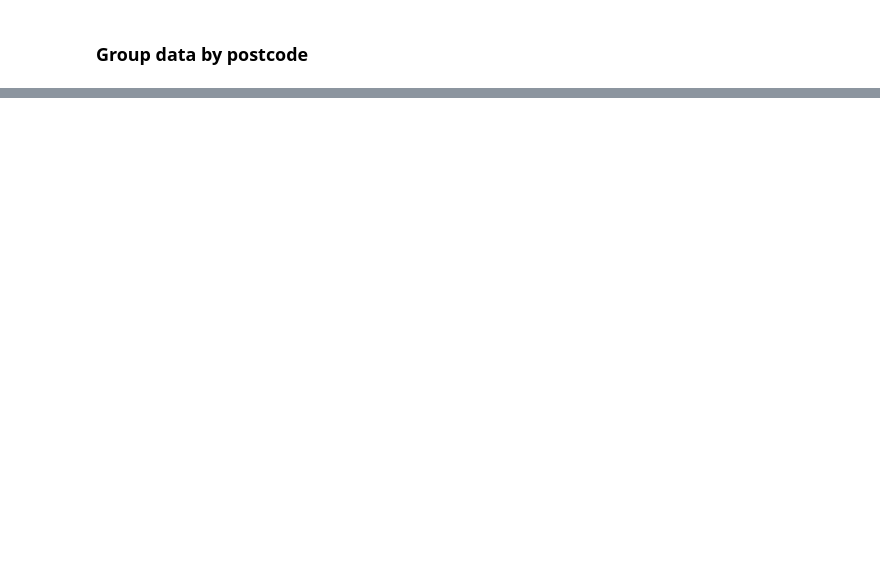
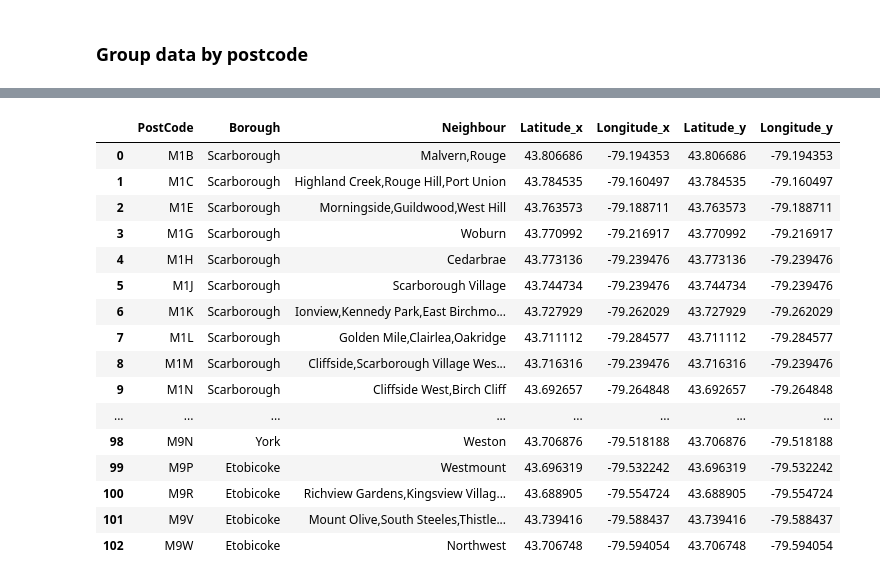
Before and after one commit to jaszhou/capstone, a Jupyter notebook: neighborhood.ipynb, the cells around one changed output, grey strips where cells are left out. Drawn from its saved outputs; the diff is of its cells as text; code cells hidden in the pictures; blank space fills up the shorter version.

```diff
--- a/neighborhood.ipynb
+++ b/neighborhood.ipynb
@@ -167,0 +130,4 @@ df.shape
+# %%
+geo_df = pd.read_csv("http://cocl.us/Geospatial_data")
+geo_df.columns=["PostCode","Latitude","Longitude"]
+geo_df.head()
@@ -167,0 +141,21 @@ df.shape
+# %%
+df=pd.merge(df,geo_df,on="PostCode")
+df
+# %% [output]
+|  | PostCode | Borough | Neighbour | Latitude_x | Longitude_x | Latitude_y | Longitude_y |
+| 0 | M1B | Scarborough | Malvern,Rouge | 43.806686 | -79.194353 | 43.806686 | -79.194353 |
+| 1 | M1C | Scarborough | Highland Creek,Rouge Hill,Port Union | 43.784535 | -79.160497 | 43.784535 | -79.160497 |
+| 2 | M1E | Scarborough | Morningside,Guildwood,West Hill | 43.763573 | -79.188711 | 43.763573 | -79.188711 |
+| 3 | M1G | Scarborough | Woburn | 43.770992 | -79.216917 | 43.770992 | -79.216917 |
+| 4 | M1H | Scarborough | Cedarbrae | 43.773136 | -79.239476 | 43.773136 | -79.239476 |
+| 5 | M1J | Scarborough | Scarborough Village | 43.744734 | -79.239476 | 43.744734 | -79.239476 |
+| 6 | M1K | Scarborough | Ionview,Kennedy Park,East Birchmo... | 43.727929 | -79.262029 | 43.727929 | -79.262029 |
+| 7 | M1L | Scarborough | Golden Mile,Clairlea,Oakridge | 43.711112 | -79.284577 | 43.711112 | -79.284577 |
+| 8 | M1M | Scarborough | Cliffside,Scarborough Village Wes... | 43.716316 | -79.239476 | 43.716316 | -79.239476 |
+| 9 | M1N | Scarborough | Cliffside West,Birch Cliff | 43.692657 | -79.264848 | 43.692657 | -79.264848 |
+| ... | ... | ... | ... | ... | ... | ... | ... |
+| 98 | M9N | York | Weston | 43.706876 | -79.518188 | 43.706876 | -79.518188 |
+| 99 | M9P | Etobicoke | Westmount | 43.696319 | -79.532242 | 43.696319 | -79.532242 |
+| 100 | M9R | Etobicoke | Richview Gardens,Kingsview Villag... | 43.688905 | -79.554724 | 43.688905 | -79.554724 |
+| 101 | M9V | Etobicoke | Mount Olive,South Steeles,Thistle... | 43.739416 | -79.588437 | 43.739416 | -79.588437 |
+| 102 | M9W | Etobicoke | Northwest | 43.706748 | -79.594054 | 43.706748 | -79.594054 |
```
Also changed, not shown: parts of 7 cells of this notebook.
